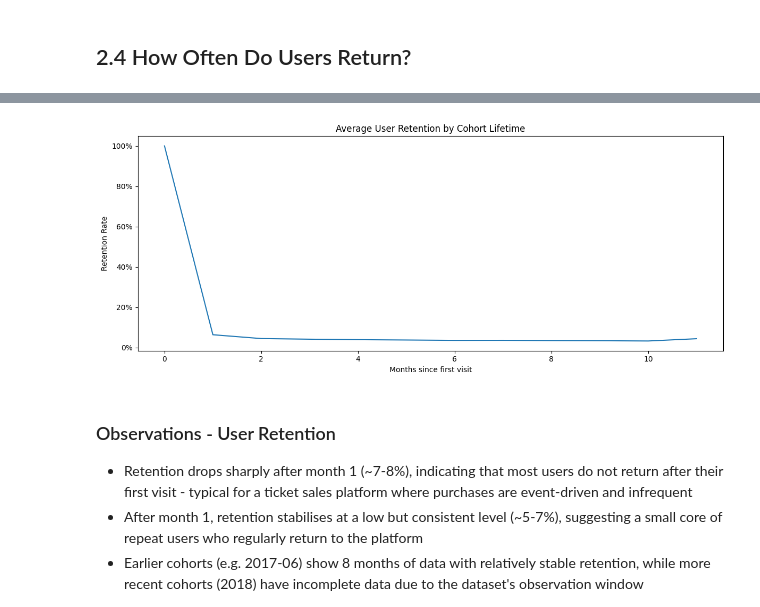
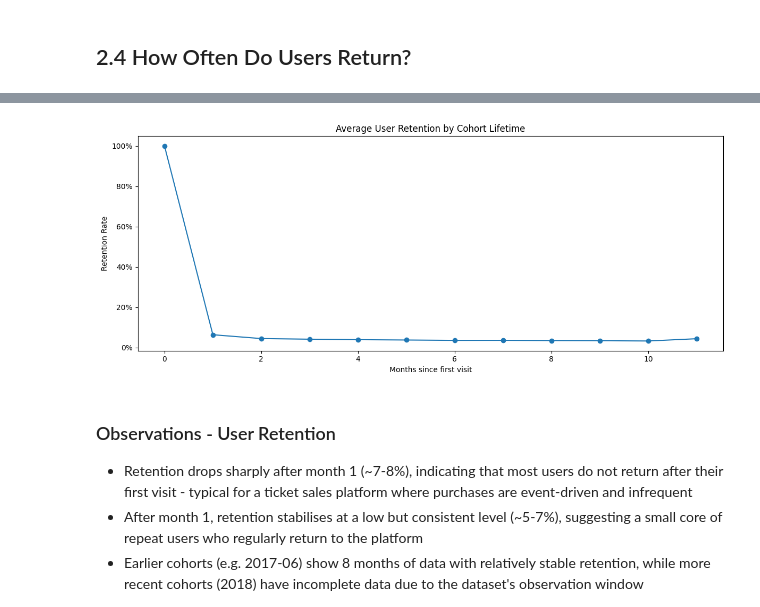
Before and after one commit to hmvcarvalho/yafisha-marketing-analysis, a Jupyter notebook: yafisha_analysis.ipynb, the cells around one changed output, grey strips where cells are left out. Cells and saved outputs as stored; diff of their text form; code cells hidden in the pictures.

```diff
--- a/yafisha_analysis.ipynb
+++ b/yafisha_analysis.ipynb
@@ -638,16 +638,16 @@ cohort
 # %%
 # Plot average retention rate across all cohorts by month
 fig, ax = plt.subplots(figsize=(12, 5))
-ax.plot(retention_pivot.index, retention_pivot.values)
+ax.plot(retention_pivot.columns, retention_pivot.mean(), marker='o')
 ax.set_title('Average User Retention by Cohort Lifetime')
 ax.set_xlabel('Months since first visit')
 ax.set_ylabel('Retention Rate')
 ax.yaxis.set_major_formatter(
     plt.FuncFormatter(lambda y, _: '{:.0%}'.format(y)))
 plt.tight_layout()
 plt.show()
 # %% [output]
-[figure, old version]
+[figure, new version]
 # %% [markdown]
 ### Observations - User Retention
 - Retention drops sharply after month 1 (~7-8%), indicating that most users do not return after their first visit - typical for a ticket sales platform where purchases are event-driven and infrequent
```
Also changed, not shown: parts of 24 cells of this notebook.
